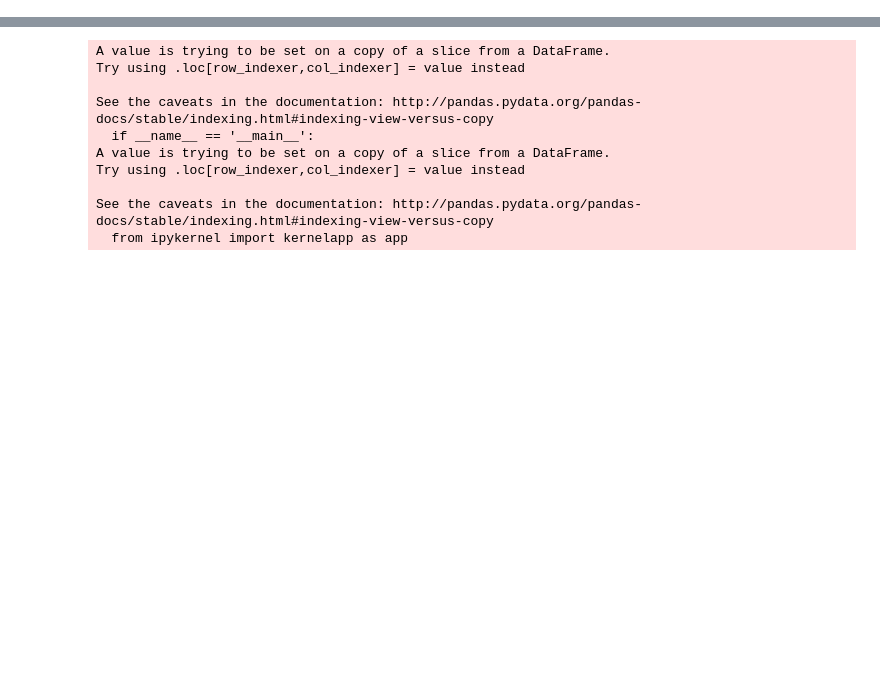
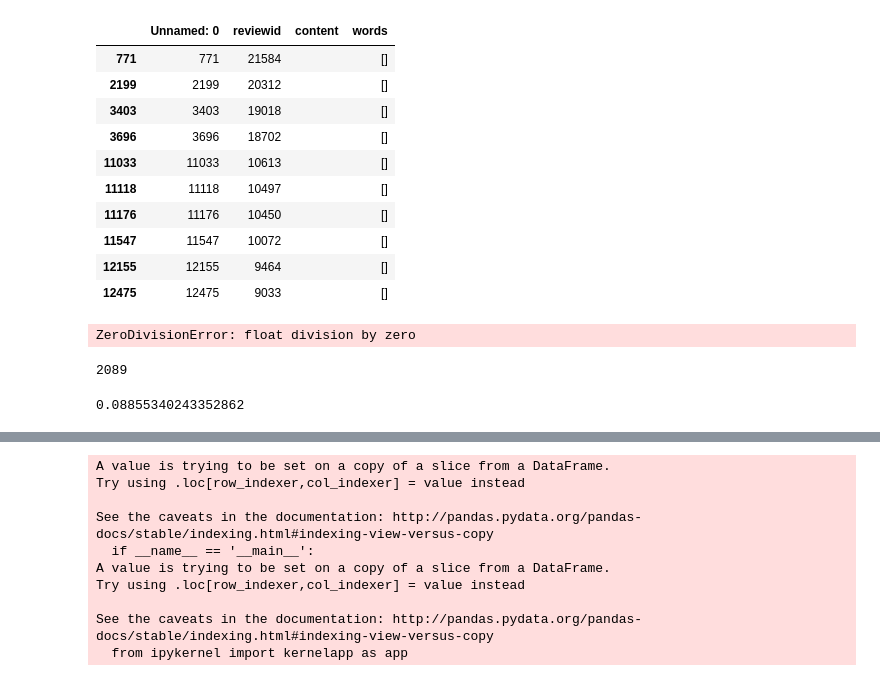
Before and after one commit to snapcrack/Pitchfork-analysis, a Jupyter notebook: Pitchfork notebook.ipynb, the cells around one changed output, grey strips where cells are left out. Cells and saved outputs as stored; diff of their text form; code cells hidden in the pictures; blank space fills up the shorter version.

```diff
--- a/Pitchfork notebook.ipynb
+++ b/Pitchfork notebook.ipynb
@@ -109,0 +120,2 @@ reviews['words'][4]
+# %%
+reviews['cleanwords'] = reviews['words'].apply(clean)
@@ -129,0 +177,2 @@ reviews['cleanwords'][4]
+# %%
+reviews['counter'] = reviews['cleanwords'].apply(counting)
@@ -129,0 +199,15 @@ reviews['cleanwords'][4]
+# %%
+## GETTING PROPORTIONS OF WORD COUNTS
+
+def props(x):
+    proportions = {}
+    y = 0
+    while y < len(reviews):
+        for key, val in x.items():
+            val = float(val)
+            prop = float(val / len(reviews['content'][x]))
+            proportions[key] = prop
+        y += 1
+        return proportions
+# %%
+reviews['proportions'] = reviews['counter'].apply(props)
@@ -129,0 +286,27 @@ reviews['cleanwords'][4]
+# %%
+reviews[reviews.content.str.len() == 0]
+# %% [output]
+|  | Unnamed: 0 | reviewid | content | words |
+| 771 | 771 | 21584 |  | [] |
+| 2199 | 2199 | 20312 |  | [] |
+| 3403 | 3403 | 19018 |  | [] |
+| 3696 | 3696 | 18702 |  | [] |
+| 11033 | 11033 | 10613 |  | [] |
+| 11118 | 11118 | 10497 |  | [] |
+| 11176 | 11176 | 10450 |  | [] |
+| 11547 | 11547 | 10072 |  | [] |
+| 12155 | 12155 | 9464 |  | [] |
+| 12475 | 12475 | 9033 |  | [] |
+# %%
+reviews['word_diversity'] = reviews['counter'].apply(lambda x: float(len(reviews['counter'][x])) / \
+                                                     float(len(reviews['words'][x])))
+# %% [output]
+ZeroDivisionError: float division by zero
+# %%
+len(reviews['content'][4])
+# %% [output]
+2089
+# %%
+len(reviews['counter'][1800]) / len(reviews['content'][1800])
+# %% [output]
+0.08855340243352862
```
Also changed, not shown: parts of 28 cells of this notebook.
